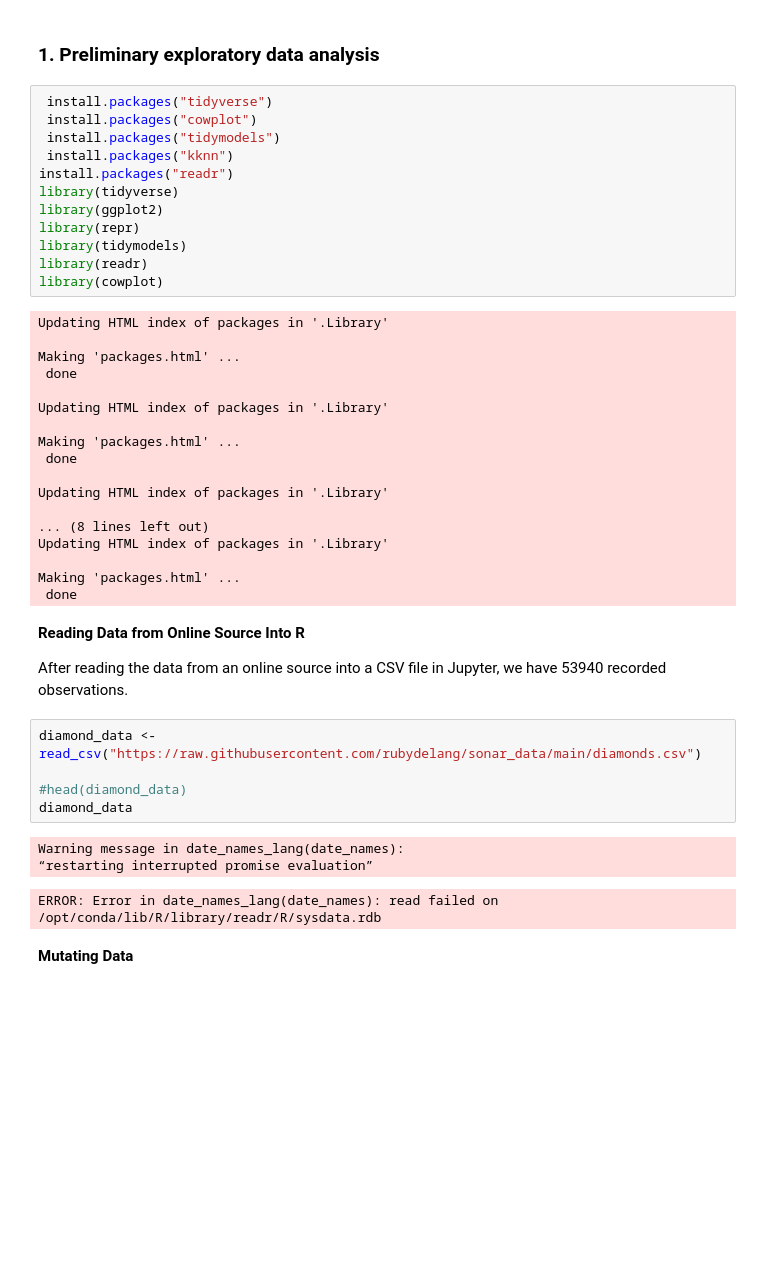
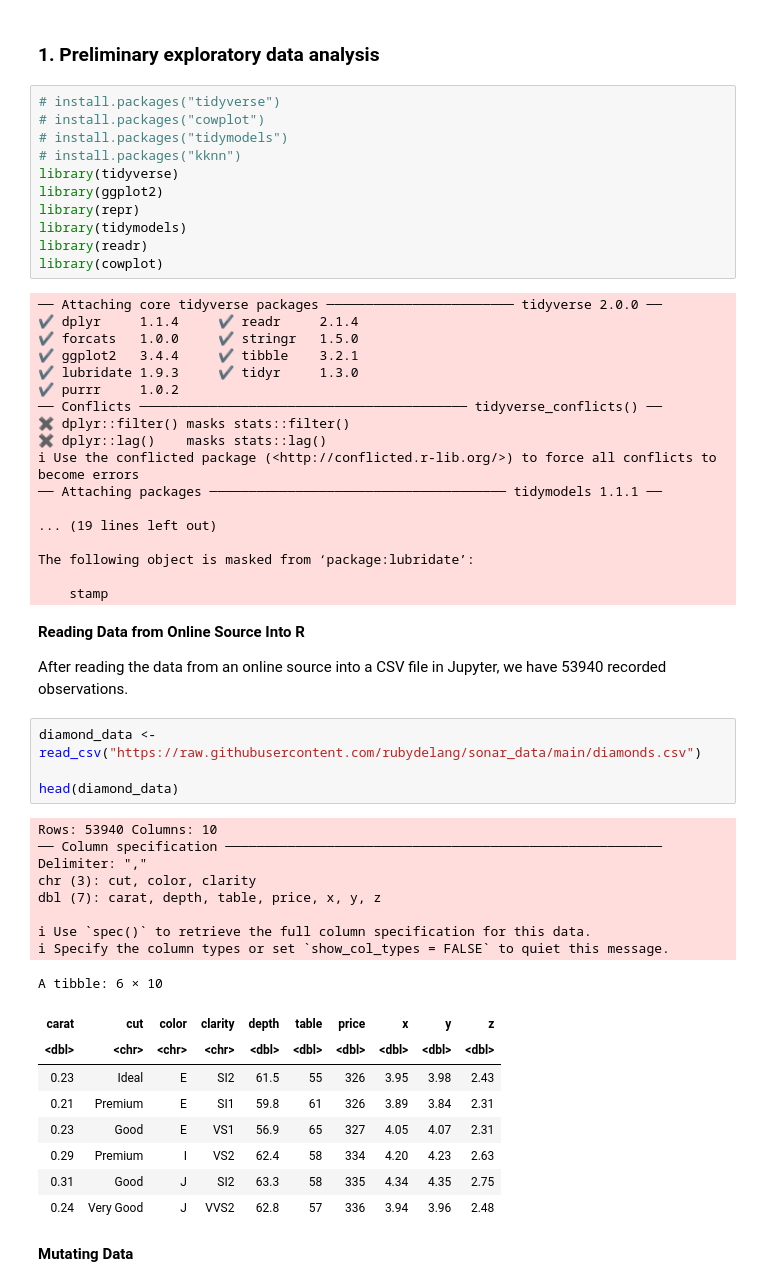
Before and after one commit to rubydelang/sonar_data, a Jupyter notebook: project_diamond.ipynb, the cells around one changed output. Drawn from its saved outputs; the diff is of its cells as text; blank space fills up the shorter version.

```diff
--- a/project_diamond.ipynb
+++ b/project_diamond.ipynb
@@ -36,11 +36,10 @@ Our project wishes to identify whether we can use diamond data to predict the cu
 # %% [markdown]
 ### 1. Preliminary exploratory data analysis
 # %%
- install.packages("tidyverse")
- install.packages("cowplot")
- install.packages("tidymodels")
- install.packages("kknn")
-install.packages("readr")
+# install.packages("tidyverse")
+# install.packages("cowplot")
+# install.packages("tidymodels")
+# install.packages("kknn")
 library(tidyverse)
 library(ggplot2)
 library(repr)
@@ -48,23 +47,23 @@ library(tidymodels)
 library(readr)
 library(cowplot)
 # %% [output]
-Updating HTML index of packages in '.Library'
+── Attaching core tidyverse packages ──────────────────────── tidyverse 2.0.0 ──
+✔ dplyr     1.1.4     ✔ readr     2.1.4
+✔ forcats   1.0.0     ✔ stringr   1.5.0
+✔ ggplot2   3.4.4     ✔ tibble    3.2.1
+✔ lubridate 1.9.3     ✔ tidyr     1.3.0
+✔ purrr     1.0.2
+── Conflicts ────────────────────────────────────────── tidyverse_conflicts() ──
+✖ dplyr::filter() masks stats::filter()
+✖ dplyr::lag()    masks stats::lag()
+ℹ Use the conflicted package (<http://conflicted.r-lib.org/>) to force all conflicts to become errors
+── Attaching packages ────────────────────────────────────── tidymodels 1.1.1 ──
 
-Making 'packages.html' ...
- done
+... (19 lines left out)
 
-Updating HTML index of packages in '.Library'
+The following object is masked from ‘package:lubridate’:
 
-Making 'packages.html' ...
- done
-
-Updating HTML index of packages in '.Library'
-
-... (8 lines left out)
-Updating HTML index of packages in '.Library'
-
-Making 'packages.html' ...
- done
+    stamp
 # %% [markdown]
 **Reading Data from Online Source Into R**
 
@@ -72,12 +71,25 @@ After reading the data from an online source into a CSV file in Jupyter, we have
 # %%
 diamond_data <- read_csv("https://raw.githubusercontent.com/rubydelang/sonar_data/main/diamonds.csv")
 
-#head(diamond_data)
-diamond_data
+head(diamond_data)
 # %% [output]
-Warning message in date_names_lang(date_names):
-“restarting interrupted promise evaluation”
+Rows: 53940 Columns: 10
+── Column specification ────────────────────────────────────────────────────────
+Delimiter: ","
+chr (3): cut, color, clarity
+dbl (7): carat, depth, table, price, x, y, z
+
+ℹ Use `spec()` to retrieve the full column specification for this data.
+ℹ Specify the column types or set `show_col_types = FALSE` to quiet this message.
-ERROR: Error in date_names_lang(date_names): read failed on /opt/conda/lib/R/library/readr/R/sysdata.rdb
+A tibble: 6 × 10
+| carat | cut | color | clarity | depth | table | price | x | y | z |
+| <dbl> | <chr> | <chr> | <chr> | <dbl> | <dbl> | <dbl> | <dbl> | <dbl> | <dbl> |
+| 0.23 | Ideal | E | SI2 | 61.5 | 55 | 326 | 3.95 | 3.98 | 2.43 |
+| 0.21 | Premium | E | SI1 | 59.8 | 61 | 326 | 3.89 | 3.84 | 2.31 |
+| 0.23 | Good | E | VS1 | 56.9 | 65 | 327 | 4.05 | 4.07 | 2.31 |
+| 0.29 | Premium | I | VS2 | 62.4 | 58 | 334 | 4.20 | 4.23 | 2.63 |
+| 0.31 | Good | J | SI2 | 63.3 | 58 | 335 | 4.34 | 4.35 | 2.75 |
+| 0.24 | Very Good | J | VVS2 | 62.8 | 57 | 336 | 3.94 | 3.96 | 2.48 |
 # %% [markdown]
 **Mutating Data**
 # %% [markdown]
```
Also changed, not shown: parts of 11 cells of this notebook.
